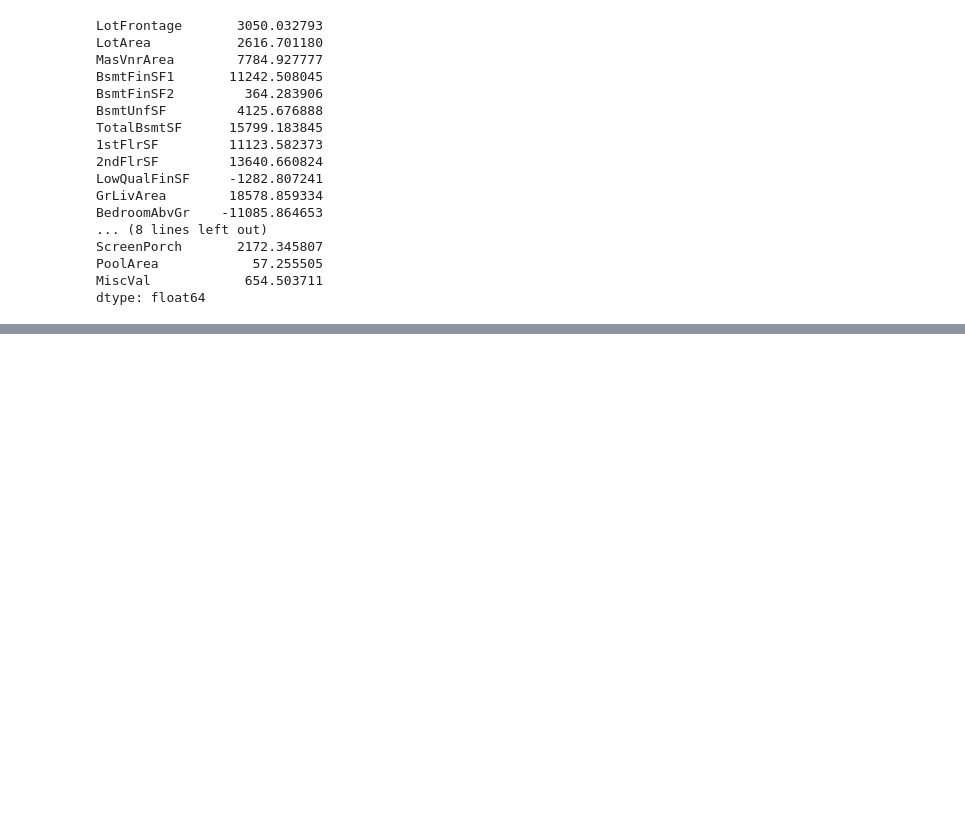
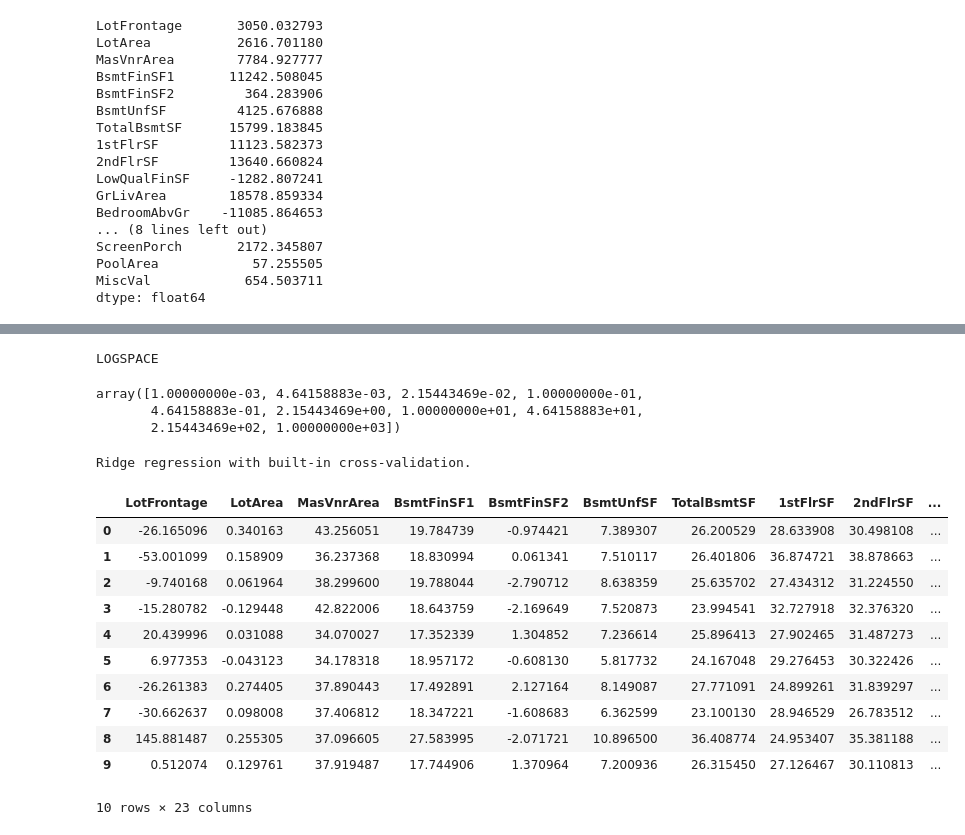
Before and after one commit to xBorja042/INRIA_SCIKITLEARN, a Jupyter notebook: 4.-linear_models/QUIZ_linear_models_questions.ipynb, the cells around one changed output, grey strips where cells are left out. Cells and saved outputs as stored; diff of their text form; code cells hidden in the pictures; blank space fills up the shorter version.

```diff
--- a/4.-linear_models/QUIZ_linear_models_questions.ipynb
+++ b/4.-linear_models/QUIZ_linear_models_questions.ipynb
@@ -184,0 +202,54 @@ dtype: float64
+# %%
+print("LOGSPACE")
+import numpy as np
+[np.logspace(-3, 3, num=10)][0]
+# %% [output]
+LOGSPACE
+array([1.00000000e-03, 4.64158883e-03, 2.15443469e-02, 1.00000000e-01,
+       4.64158883e-01, 2.15443469e+00, 1.00000000e+01, 4.64158883e+01,
+       2.15443469e+02, 1.00000000e+03])
+# %%
+from sklearn.linear_model import RidgeCV
+print("Ridge regression with built-in cross-validation.")
+
+numerical_features = [
+    "LotFrontage", "LotArea", "MasVnrArea", "BsmtFinSF1", "BsmtFinSF2",
+    "BsmtUnfSF", "TotalBsmtSF", "1stFlrSF", "2ndFlrSF", "LowQualFinSF",
+    "GrLivArea", "BedroomAbvGr", "KitchenAbvGr", "TotRmsAbvGrd", "Fireplaces",
+    "GarageCars", "GarageArea", "WoodDeckSF", "OpenPorchSF", "EnclosedPorch",
+    "3SsnPorch", "ScreenPorch", "PoolArea", "MiscVal",
+]
+
+numerical_features.remove("GarageArea")
+
+data_numerical = data[numerical_features]
+
+r = RidgeCV(alphas=[np.logspace(-3, 3, num=101)][0]).fit(data_numerical, target)
+# r
+# %% [output]
+Ridge regression with built-in cross-validation.
+# %%
+cv_results = cross_validate(r, data_numerical, target,
+                            cv=10, scoring="neg_mean_squared_error",
+                            return_train_score=True,
+                            return_estimator=True)
+# %%
+import pandas as pd
+
+coefs = [est.coef_ for est in cv_results["estimator"]]
+weights_linear_regression = pd.DataFrame(coefs, columns=feature_names)
+
+weights_linear_regression
+# %% [output]
+|  | LotFrontage | LotArea | MasVnrArea | BsmtFinSF1 | BsmtFinSF2 | BsmtUnfSF | TotalBsmtSF | 1stFlrSF | 2ndFlrSF | ... |
+| 0 | -26.165096 | 0.340163 | 43.256051 | 19.784739 | -0.974421 | 7.389307 | 26.200529 | 28.633908 | 30.498108 | ... |
+| 1 | -53.001099 | 0.158909 | 36.237368 | 18.830994 | 0.061341 | 7.510117 | 26.401806 | 36.874721 | 38.878663 | ... |
+| 2 | -9.740168 | 0.061964 | 38.299600 | 19.788044 | -2.790712 | 8.638359 | 25.635702 | 27.434312 | 31.224550 | ... |
+| 3 | -15.280782 | -0.129448 | 42.822006 | 18.643759 | -2.169649 | 7.520873 | 23.994541 | 32.727918 | 32.376320 | ... |
+| 4 | 20.439996 | 0.031088 | 34.070027 | 17.352339 | 1.304852 | 7.236614 | 25.896413 | 27.902465 | 31.487273 | ... |
+| 5 | 6.977353 | -0.043123 | 34.178318 | 18.957172 | -0.608130 | 5.817732 | 24.167048 | 29.276453 | 30.322426 | ... |
+| 6 | -26.261383 | 0.274405 | 37.890443 | 17.492891 | 2.127164 | 8.149087 | 27.771091 | 24.899261 | 31.839297 | ... |
+| 7 | -30.662637 | 0.098008 | 37.406812 | 18.347221 | -1.608683 | 6.362599 | 23.100130 | 28.946529 | 26.783512 | ... |
+| 8 | 145.881487 | 0.255305 | 37.096605 | 27.583995 | -2.071721 | 10.896500 | 36.408774 | 24.953407 | 35.381188 | ... |
+| 9 | 0.512074 | 0.129761 | 37.919487 | 17.744906 | 1.370964 | 7.200936 | 26.315450 | 27.126467 | 30.110813 | ... |
+10 rows × 23 columns
```
Also changed, not shown: parts of 5 cells of this notebook.
